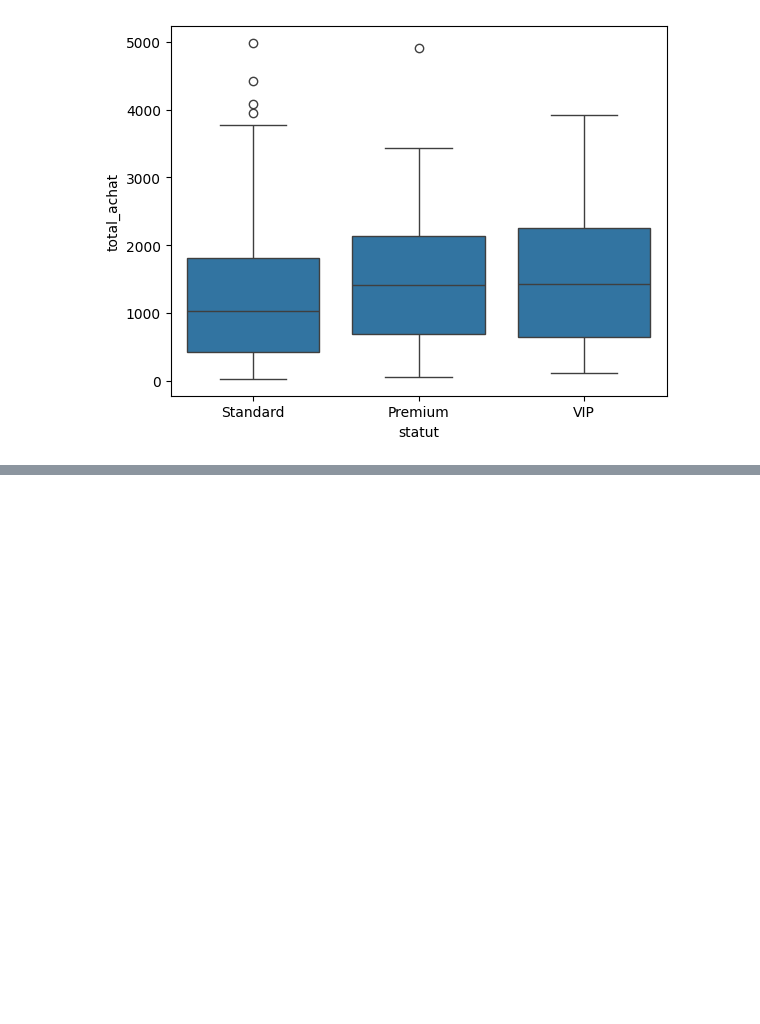
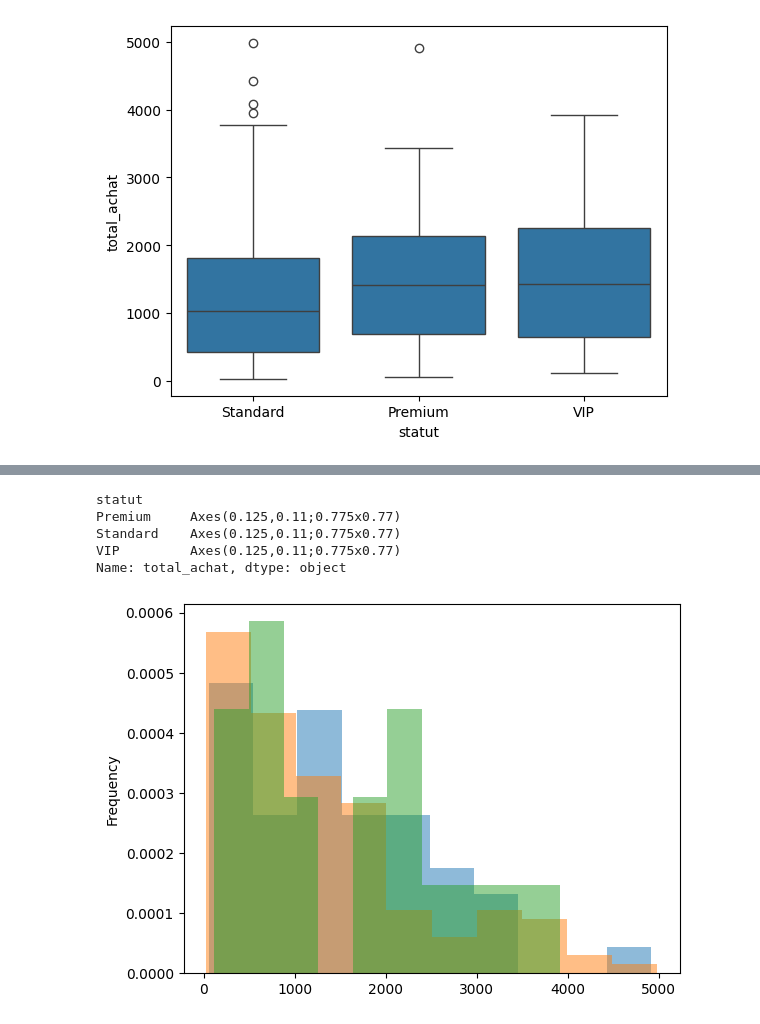
Before and after one commit to H3-8/pandas, a Jupyter notebook: notebook.ipynb, the cells around one changed output, grey strips where cells are left out. Drawn from its saved outputs; the diff is of its cells as text; code cells hidden in the pictures; blank space fills up the shorter version.

```diff
--- a/notebook.ipynb
+++ b/notebook.ipynb
@@ -964,0 +971,9 @@ sns.boxplot(data=df, x='statut', y='total_achat')
+# %%
+df.groupby('statut')['total_achat'].plot(kind='hist', alpha=0.5, density=True)
+# %% [output]
+statut
+Premium     Axes(0.125,0.11;0.775x0.77)
+Standard    Axes(0.125,0.11;0.775x0.77)
+VIP         Axes(0.125,0.11;0.775x0.77)
+Name: total_achat, dtype: object
+[figure, added]
```
Also changed, not shown: parts of 1 cell of this notebook.
